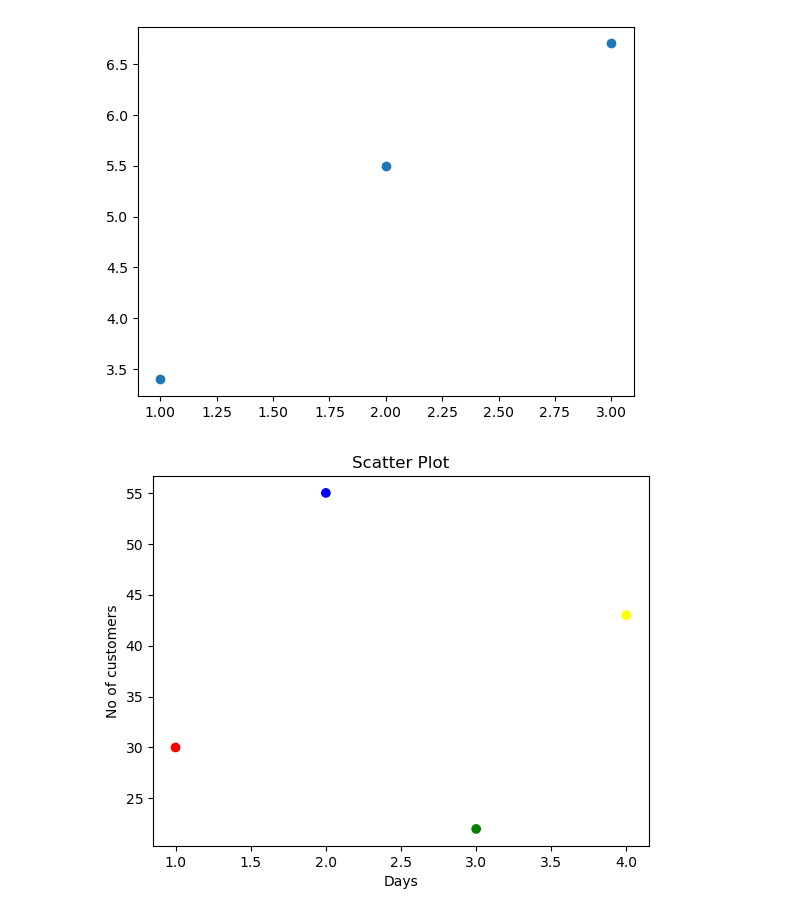
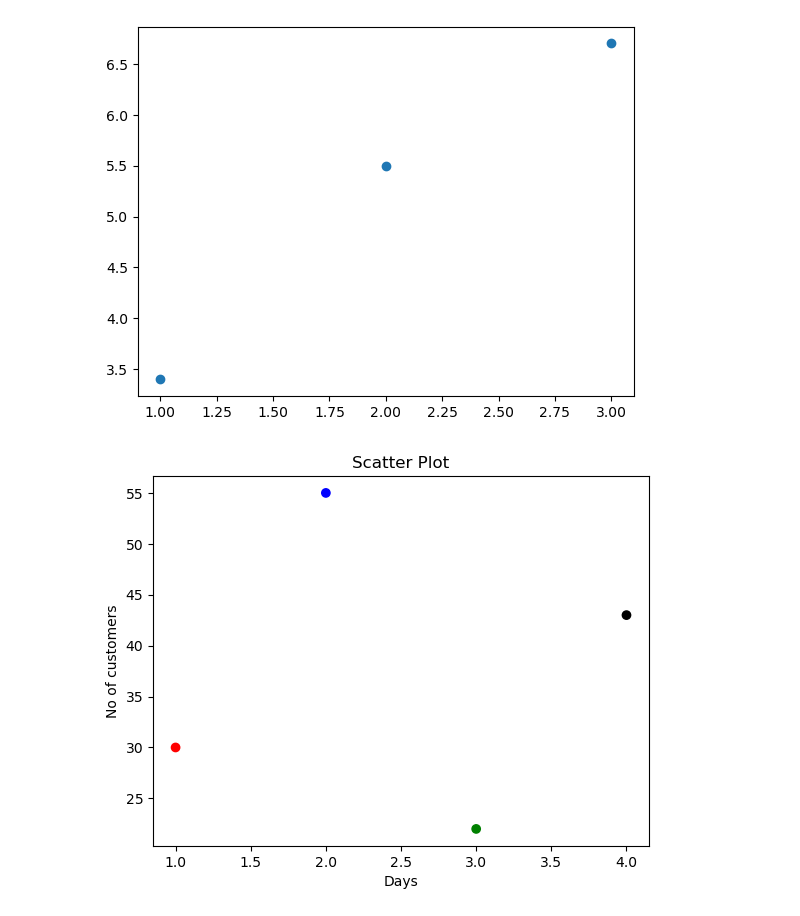
Before and after one commit to chandanpandey4043/Data-Science-and-ML-revision, a Jupyter notebook: Matplotlib/scatter_plot.ipynb, the cells around one changed output. Saved outputs shown, nothing was run; the diff lists cells and outputs as text; code cells hidden in the pictures.

```diff
--- a/Matplotlib/scatter_plot.ipynb
+++ b/Matplotlib/scatter_plot.ipynb
@@ -9,11 +9,11 @@ plt.show()
 # %%
 x=[1,2,3,4]
 y=[30,55,22,43]
-color=["red","blue","green","yellow"]
+color=["red","blue","green","black"]
 plt.scatter(x,y,c=color)
 plt.title("Scatter Plot")
 plt.xlabel("Days")
 plt.ylabel("No of customers")
 plt.show()
 # %% [output]
-[figure, old version]
+[figure, new version]
```
Also changed, not shown: parts of 2 cells of this notebook.
